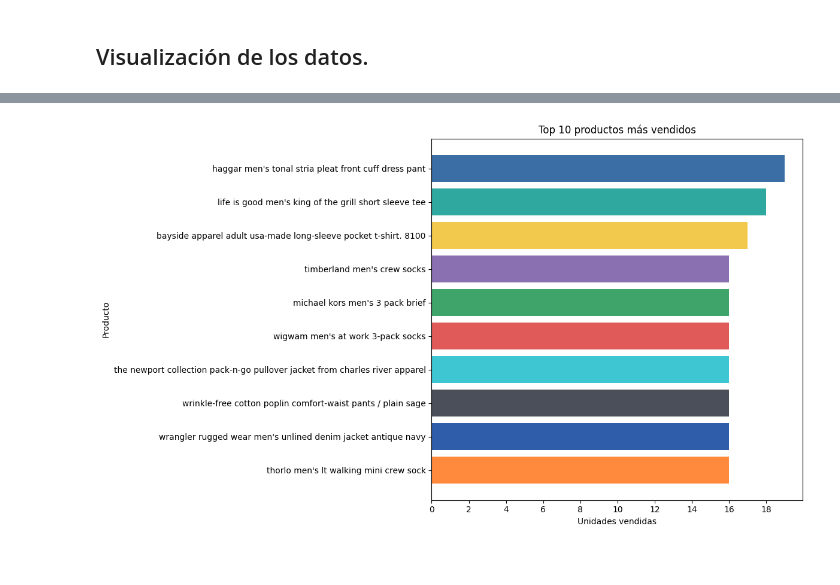
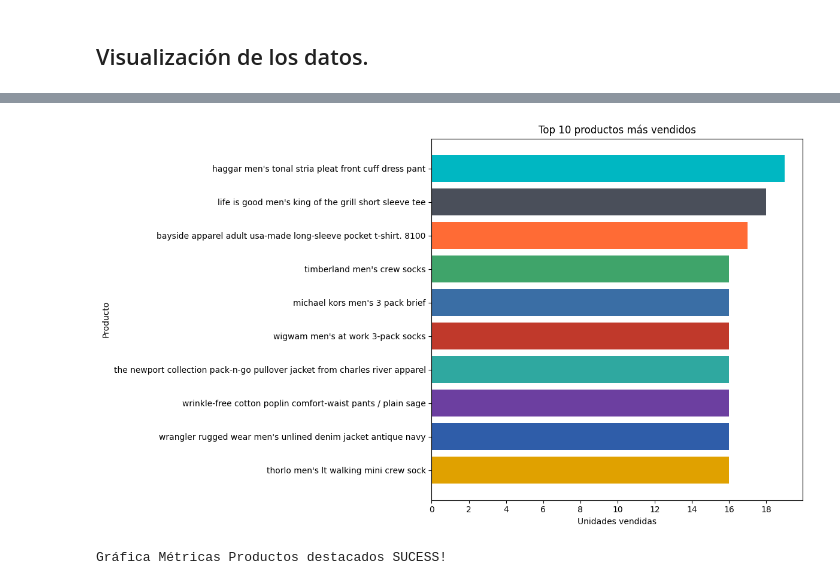
Before and after one commit to ecalderonf/master_DataAnalitics, a Jupyter notebook: modulo-09-proyecto-final/src/ecalderonf_proyecto_final.ipynb, the cells around one changed output, grey strips where cells are left out. Drawn from its saved outputs; the diff is of its cells as text; code cells hidden in the pictures.

```diff
--- a/modulo-09-proyecto-final/src/ecalderonf_proyecto_final.ipynb
+++ b/modulo-09-proyecto-final/src/ecalderonf_proyecto_final.ipynb
@@ -1328,34 +1462,41 @@ df_metricas_temporales
 # %%
-from matplotlib.ticker import MaxNLocator
 
 # Metricas Productos destacados
 
 # Top 10 (ya ordenado de mayor a menor)
 df_top10 = df_top_vendidos.head(10).copy()
 
 # Para que el más vendido quede ARRIBA en la gráfica:
 df_top10 = df_top10.sort_values('unidades_vendidas', ascending=True)
 
-# 10 colores aleatorios
-colores_usados = random.sample(colores, 10)
+# Tomamos 10 colores de tu paleta
+colores_usados = random.sample(mi_paleta_colores, 10)
 
 plt.figure(figsize=(12, 7))
 
 plt.barh(
     df_top10['name'],
     df_top10['unidades_vendidas'],
     color=colores_usados
 )
 
 plt.title("Top 10 productos más vendidos")
 plt.xlabel("Unidades vendidas")
 plt.ylabel("Producto")
 
 # Escala del eje X solo con enteros
 ax = plt.gca()
 ax.xaxis.set_major_locator(MaxNLocator(integer=True))
 
 plt.tight_layout()
+
 plt.show()
+
+# Guardar imagen
+plt.savefig("../reports/img/metricas_productos_destacados.png", dpi=300, bbox_inches='tight')
+plt.close()
+
+print("Gráfica Métricas Productos destacados SUCESS!")
 # %% [output]
-[figure, old version]
+[figure, new version]
+Gráfica Métricas Productos destacados SUCESS!
```
Also changed, not shown: parts of 7 cells of this notebook, 7 other files.
